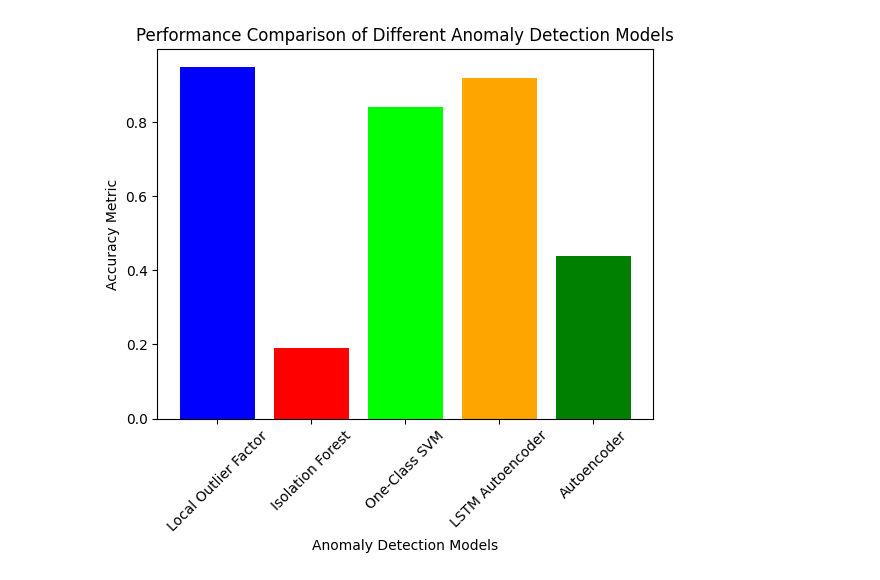
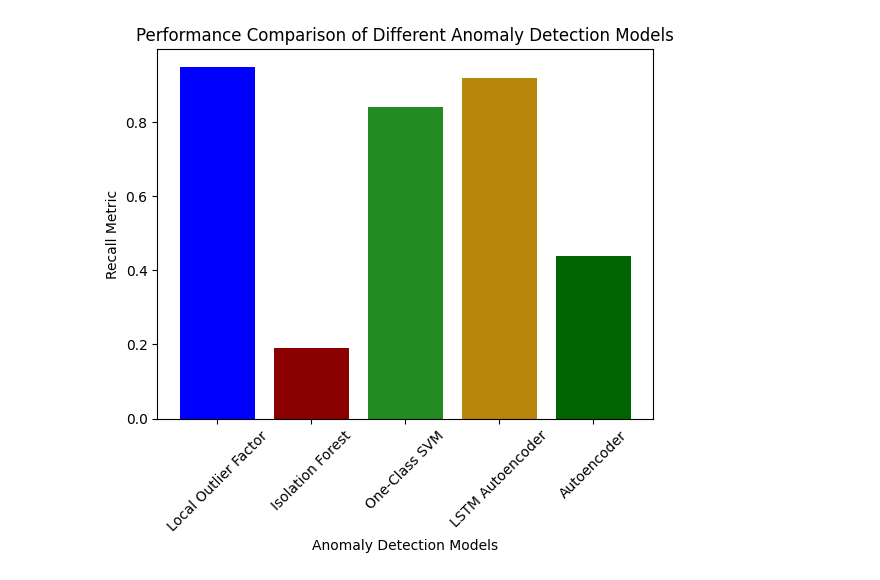
Before and after one commit to R3c5/Multi-Modal-Edge-AI, a Jupyter notebook: multi_modal_edge_ai/models/anomaly_detection/playground/playground.ipynb, the cells around one changed output. Saved outputs shown, nothing was run; the diff lists cells and outputs as text; code cells hidden in the pictures.

```diff
--- a/multi_modal_edge_ai/models/anomaly_detection/playground/playground.ipynb
+++ b/multi_modal_edge_ai/models/anomaly_detection/playground/playground.ipynb
@@ -1244,20 +1244,20 @@ plt.show()
 # %%
 # Plot for algorithms with Recall
 
 import matplotlib.pyplot as plt
 
 algorithm_names = ["Local Outlier Factor", "Isolation Forest", "One-Class SVM", "LSTM Autoencoder", "Autoencoder"]
 
 metric_values = [0.95, 0.19, 0.84, 0.92, 0.44]
 
-plt.bar(algorithm_names, metric_values, color=['blue', 'red', 'lime', 'orange', 'green'])
+plt.bar(algorithm_names, metric_values, color=['blue', 'darkred', 'forestgreen', 'darkgoldenrod', 'darkgreen'])
 plt.xlabel('Anomaly Detection Models')
-plt.ylabel('Accuracy Metric')
+plt.ylabel('Recall Metric')
 plt.title('Performance Comparison of Different Anomaly Detection Models')
 plt.xticks(rotation=45)
 plt.show()
 # %% [output]
-[figure, old version]
+[figure, new version]
 # %%
 # Autoencoder with 10% anomalies and one_hot=True
 
```
Also changed, not shown: parts of 2 cells of this notebook, 2 other files.
